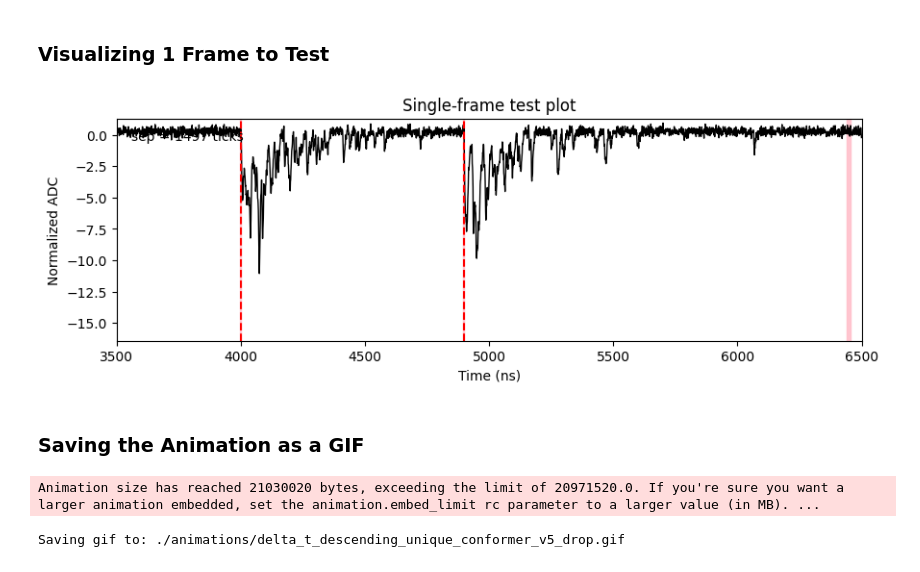
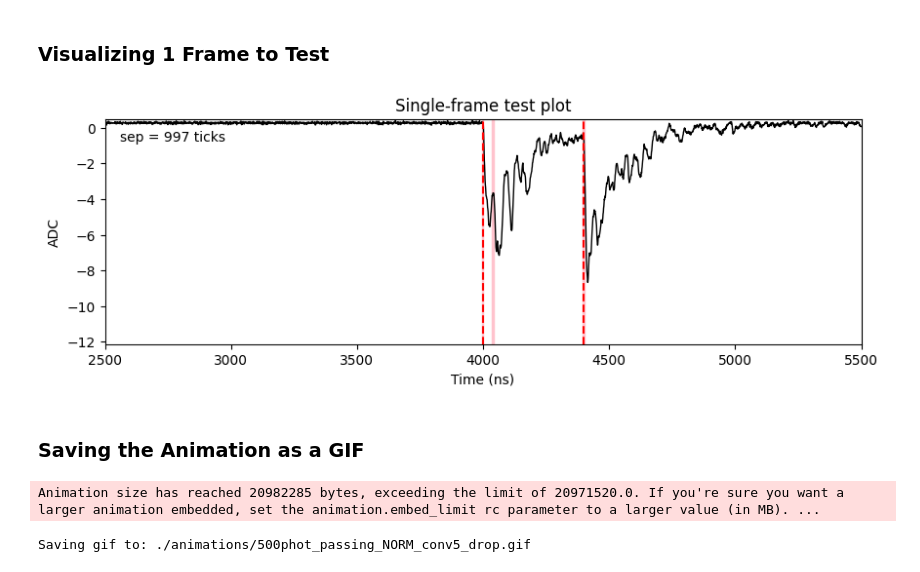
Before and after one commit to carsmithhhh/flash_detection, a Jupyter notebook: notebooks/animation.ipynb, the cells around one changed output. Drawn from its saved outputs; the diff is of its cells as text; code cells hidden in the pictures.

```diff
--- a/notebooks/animation.ipynb
+++ b/notebooks/animation.ipynb
@@ -60,7 +60,7 @@ def load_models(config_path, device="cuda"):
         models[name] = model
     return models
 
-models = load_models("model_list.yaml")
+models = load_models("../model_list.yaml")
 print(models.keys())
 # %% [output]
 conformer_v5_drop
@@ -68,6 +69,6 @@ dict_keys(['conformer_v5_drop'])
 # %%
 # Loading in data
-load_wfs = np.load('/sdf/home/c/carsmith/sdf_data/flash_detection_data/flash_files/delayed_delta_t/delta_t_100phot.npy', allow_pickle=True) # array of shape (2519, 5, 250, 250)
+load_wfs = np.load('/sdf/home/c/carsmith/sdf_data/flash_detection_data/flash_files/delta_t_500_passingflash.npy', allow_pickle=True) # array of shape (2519, 5, 250, 250)
 dataset = WaveformDataset(load_wfs.item())
 
 g = torch.Generator()
@@ -232,7 +368,7 @@ import matplotlib.pyplot as plt
 import numpy as np
 
 # ---------- Precompute cropped region ----------
-crop_start, crop_end = 3500, 6500
+crop_start, crop_end = 2500, 5500
 ticks = np.arange(crop_start, crop_end) * tick_scale_ns
 
 waveforms_crop = [wf[crop_start:crop_end] for wf in waveforms_plot]
@@ -260,39 +396,40 @@ ax.set_title("Single-frame test plot")
 
 # Shade predicted regions (full height, pink)
 inside = False
 start = None
 for j, val in enumerate(pred):
     if val == 1 and not inside:
         inside = True
         start = ticks[j]
     elif val == 0 and inside:
         inside = False
         end = ticks[j]
         ax.axvspan(start, end, ymin=0, ymax=1,
                    color="pink", alpha=0.9, zorder=-1)
 if inside:
     ax.axvspan(start, ticks[-1], ymin=0, ymax=1,
                color="pink", alpha=0.9, zorder=-1)
 
 # True hit vertical lines
 h0, h1 = hit_pairs[i]
 v0 = float(h0) * tick_scale_ns
 v1 = float(h1) * tick_scale_ns
 ax.axvline(v0, color="r", linestyle="--", linewidth=1.5)
 ax.axvline(v1, color="r", linestyle="--", linewidth=1.5)
 
 # add text
 ax.text(0.02, 0.95, f"sep = {separations[i]} ticks",
         transform=ax.transAxes, va="top")
 
 plt.show()
 # %% [output]
-[figure, old version]
+[figure, new version]
 # %% [markdown]
 ### Saving the Animation as a GIF
 # %%
 # ---------- Precompute cropped region ----------
-crop_start, crop_end = 3500, 6500
+
+crop_start, crop_end = 2500, 5500
 ticks = np.arange(crop_start, crop_end) * tick_scale_ns
 
 waveforms_crop = [wf[crop_start:crop_end] for wf in waveforms_plot]
@@ -385,5 +522,5 @@ if save_gif:
     print("Saving gif to:", gif_path)
     anim.save(gif_path, writer='pillow', fps=fps)
 # %% [output]
-Animation size has reached 21030020 bytes, exceeding the limit of 20971520.0. If you're sure you want a larger animation embedded, set the animation.embed_limit rc parameter to a larger value (in MB). ...
+Animation size has reached 20982285 bytes, exceeding the limit of 20971520.0. If you're sure you want a larger animation embedded, set the animation.embed_limit rc parameter to a larger value (in MB). ...
-Saving gif to: ./animations/delta_t_descending_unique_conformer_v5_drop.gif
+Saving gif to: ./animations/500phot_passing_NORM_conv5_drop.gif
```
Also changed, not shown: parts of 12 cells of this notebook, 15 other files.
